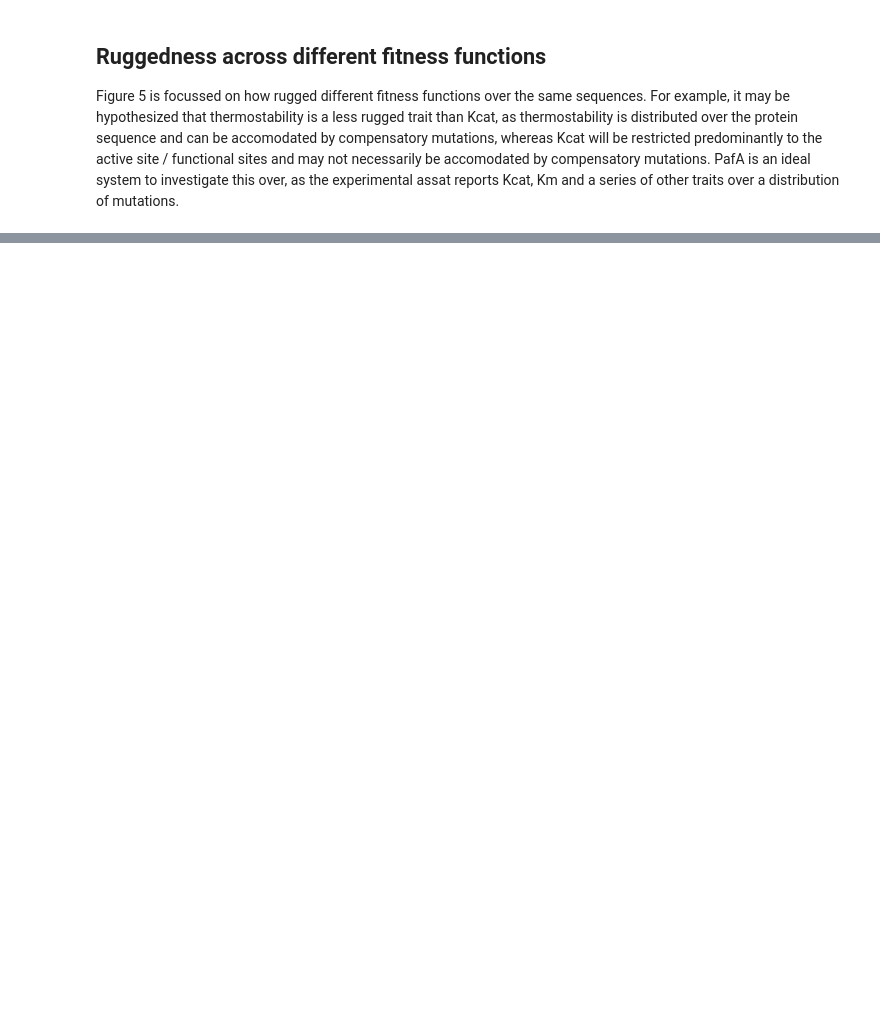
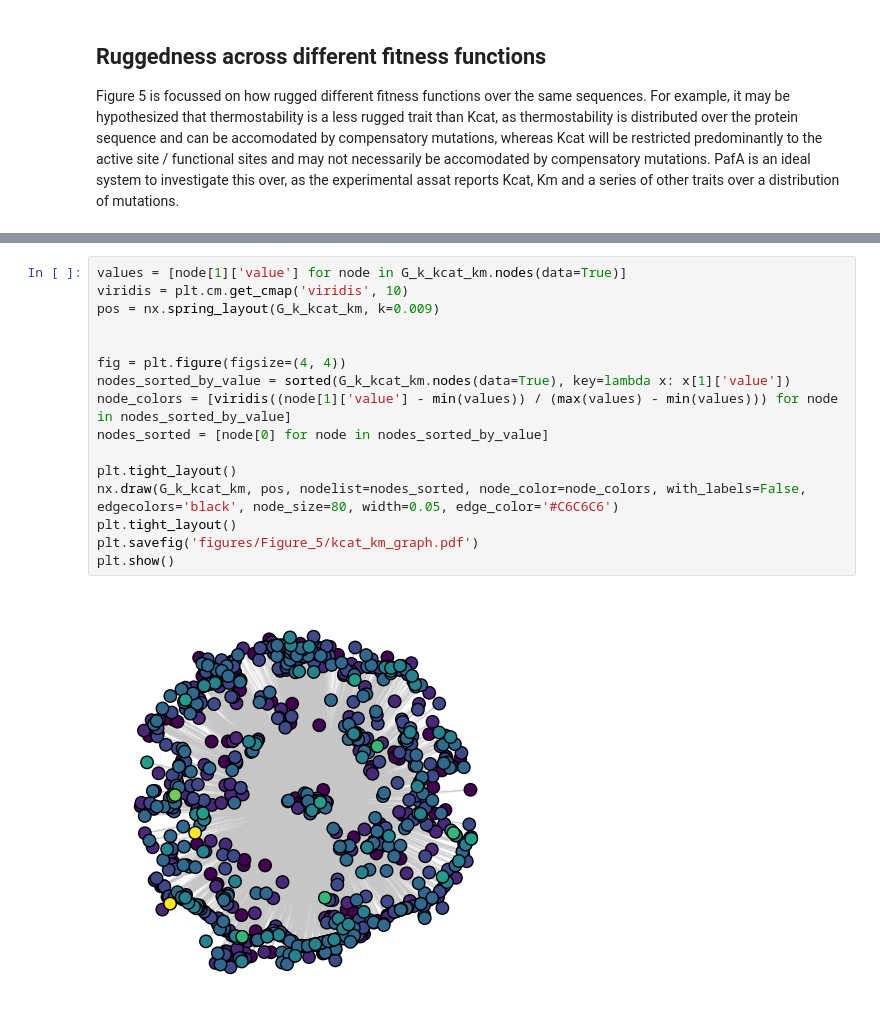
Before and after one commit to RSCJacksonLab/graph-ruggedness-de, a Jupyter notebook: src/Figure_5.ipynb, the cells around one changed output, grey strips where cells are left out. Cells and saved outputs as stored; diff of their text form; blank space fills up the shorter version.

```diff
--- a/src/Figure_5.ipynb
+++ b/src/Figure_5.ipynb
@@ -66,3 +97,21 @@ Done.
+# %%
+values = [node[1]['value'] for node in G_k_kcat_km.nodes(data=True)]
+viridis = plt.cm.get_cmap('viridis', 10)
+pos = nx.spring_layout(G_k_kcat_km, k=0.009)
+
+
+fig = plt.figure(figsize=(4, 4))
+nodes_sorted_by_value = sorted(G_k_kcat_km.nodes(data=True), key=lambda x: x[1]['value'])
+node_colors = [viridis((node[1]['value'] - min(values)) / (max(values) - min(values))) for node in nodes_sorted_by_value]
+nodes_sorted = [node[0] for node in nodes_sorted_by_value]
+
+plt.tight_layout()
+nx.draw(G_k_kcat_km, pos, nodelist=nodes_sorted, node_color=node_colors, with_labels=False, edgecolors='black', node_size=80, width=0.05, edge_color='#C6C6C6')
+plt.tight_layout()
+plt.savefig('figures/Figure_5/kcat_km_graph.pdf')
+plt.show()
+# %% [output]
+[figure, added]
 # %%
 values = [node[1]['value'] for node in G_k_kcat.nodes(data=True)]
 viridis = plt.cm.get_cmap('viridis', 10)
```
Also changed, not shown: parts of 10 cells of this notebook, 10 other files.
